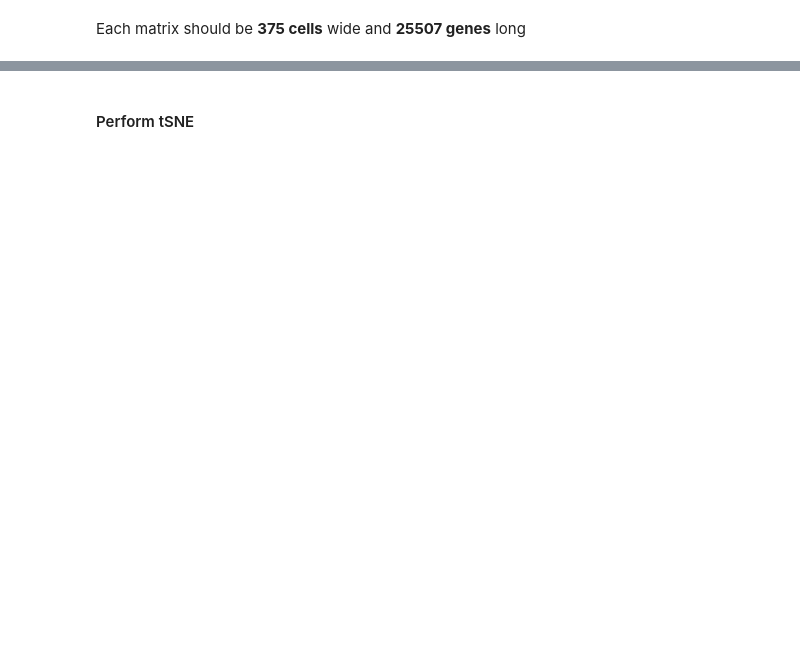
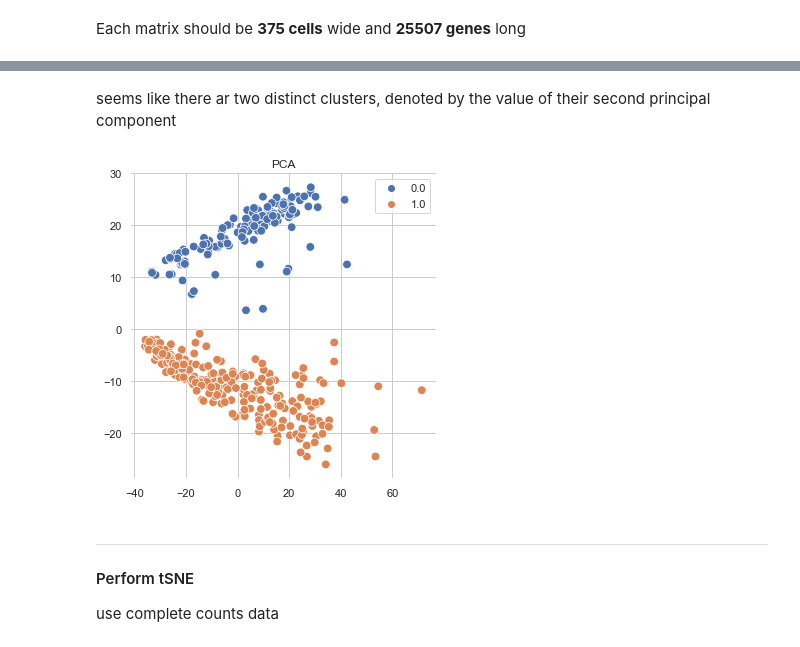
Before and after one commit to codyheiser/furry-couscous, a Jupyter notebook: tSNE_v_PCA.ipynb, the cells around one changed output, grey strips where cells are left out. Saved outputs shown, nothing was run; the diff lists cells and outputs as text; code cells hidden in the pictures; blank space fills up the shorter version.

```diff
--- a/tSNE_v_PCA.ipynb
+++ b/tSNE_v_PCA.ipynb
@@ -95,2 +83,21 @@ Wall time: 8.27 ms
+# %% [markdown]
+seems like there ar two distinct clusters, denoted by the value of their second principal component
+# %%
+clusters = np.zeros(r00_000_PCA.shape[0])
+clusters[np.where(r00_000_PCA[:,1] < 0)] = 1
+
+# Plot principal component analysis
+
+plt.figure(figsize=(5,5))
+
+sns.scatterplot(r00_000_PCA[:,0], r00_000_PCA[:,1], s=75, hue = clusters)
+plt.title('PCA')
+
+sns.despine(left=True, bottom=True)
+plt.tight_layout()
+# %% [output]
+[figure, added]
 # %% [markdown]
+---
 #### Perform tSNE
+use complete counts data
```
Also changed, not shown: parts of 29 cells of this notebook, 2 other files.
